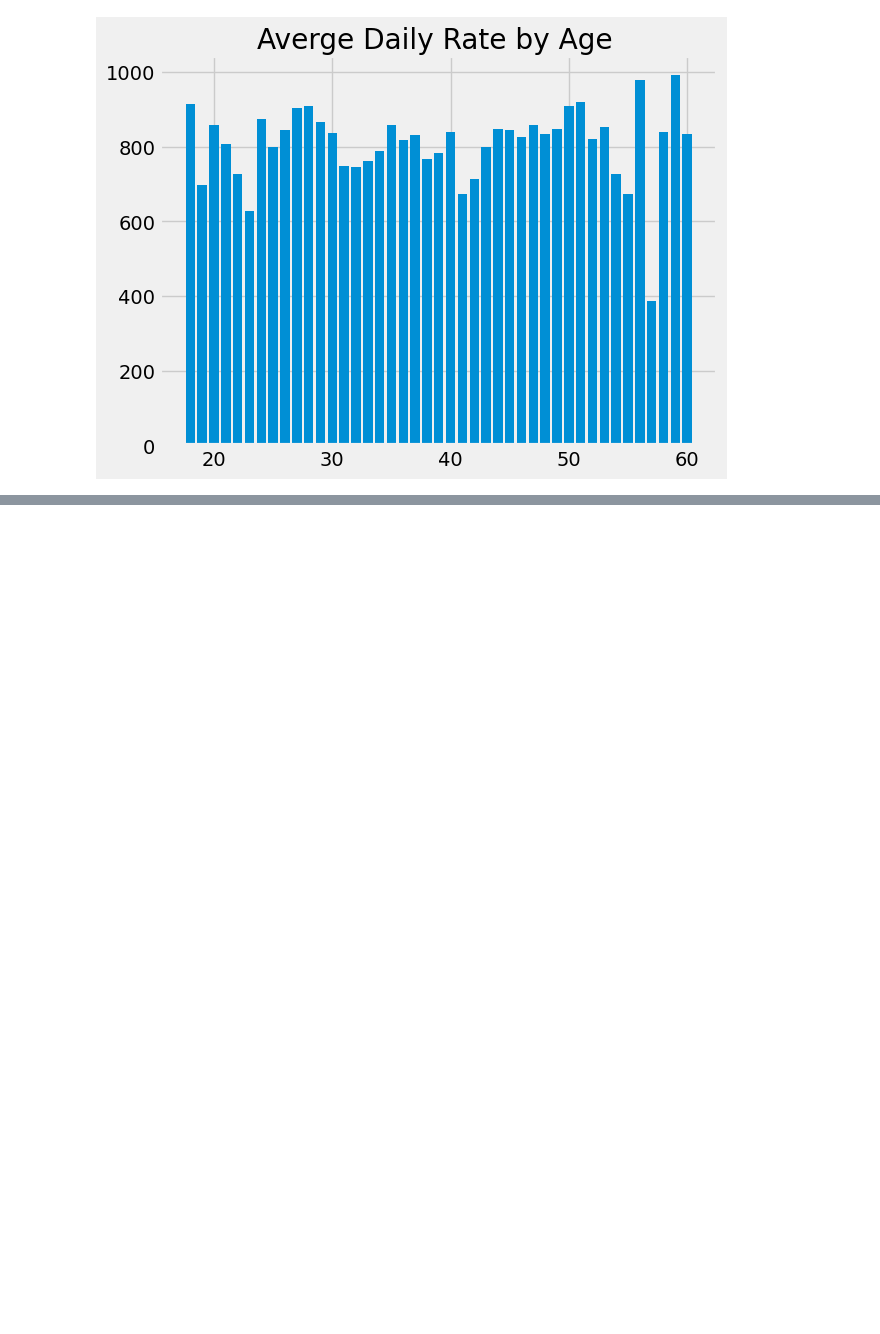
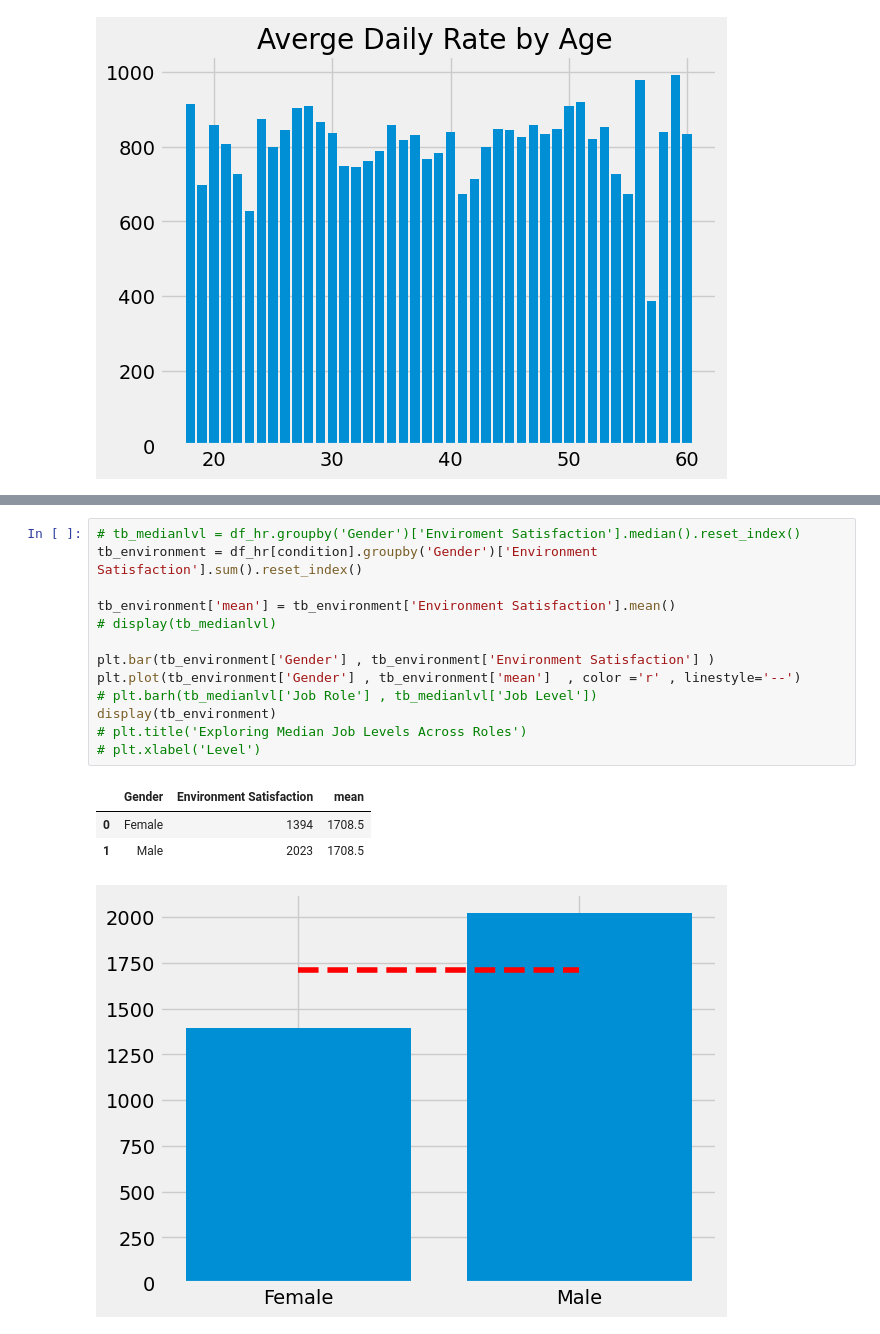
Before and after one commit to ProtacioUno/VinluanEner-Porfolio-Labs, a Jupyter notebook: Matplotlib/Hr_management.ipynb, the cells around one changed output, grey strips where cells are left out. Saved outputs shown, nothing was run; the diff lists cells and outputs as text; blank space fills up the shorter version.

```diff
--- a/Matplotlib/Hr_management.ipynb
+++ b/Matplotlib/Hr_management.ipynb
@@ -208,3 +207,21 @@ plt.xlabel('Level')
 | 8 | Sales Representative | 1.0 |
 Text(0.5, 0, 'Level')
 [figure]
+# %%
+# tb_medianlvl = df_hr.groupby('Gender')['Enviroment Satisfaction'].median().reset_index()
+tb_environment = df_hr[condition].groupby('Gender')['Environment Satisfaction'].sum().reset_index()
+
+tb_environment['mean'] = tb_environment['Environment Satisfaction'].mean()
+# display(tb_medianlvl)
+
+plt.bar(tb_environment['Gender'] , tb_environment['Environment Satisfaction'] )
+plt.plot(tb_environment['Gender'] , tb_environment['mean']  , color ='r' , linestyle='--')
+# plt.barh(tb_medianlvl['Job Role'] , tb_medianlvl['Job Level'])
+display(tb_environment)
+# plt.title('Exploring Median Job Levels Across Roles')
+# plt.xlabel('Level')
+# %% [output]
+|  | Gender | Environment Satisfaction | mean |
+| 0 | Female | 1394 | 1708.5 |
+| 1 | Male | 2023 | 1708.5 |
+[figure, added]
```
Also changed, not shown: parts of 2 cells of this notebook.
